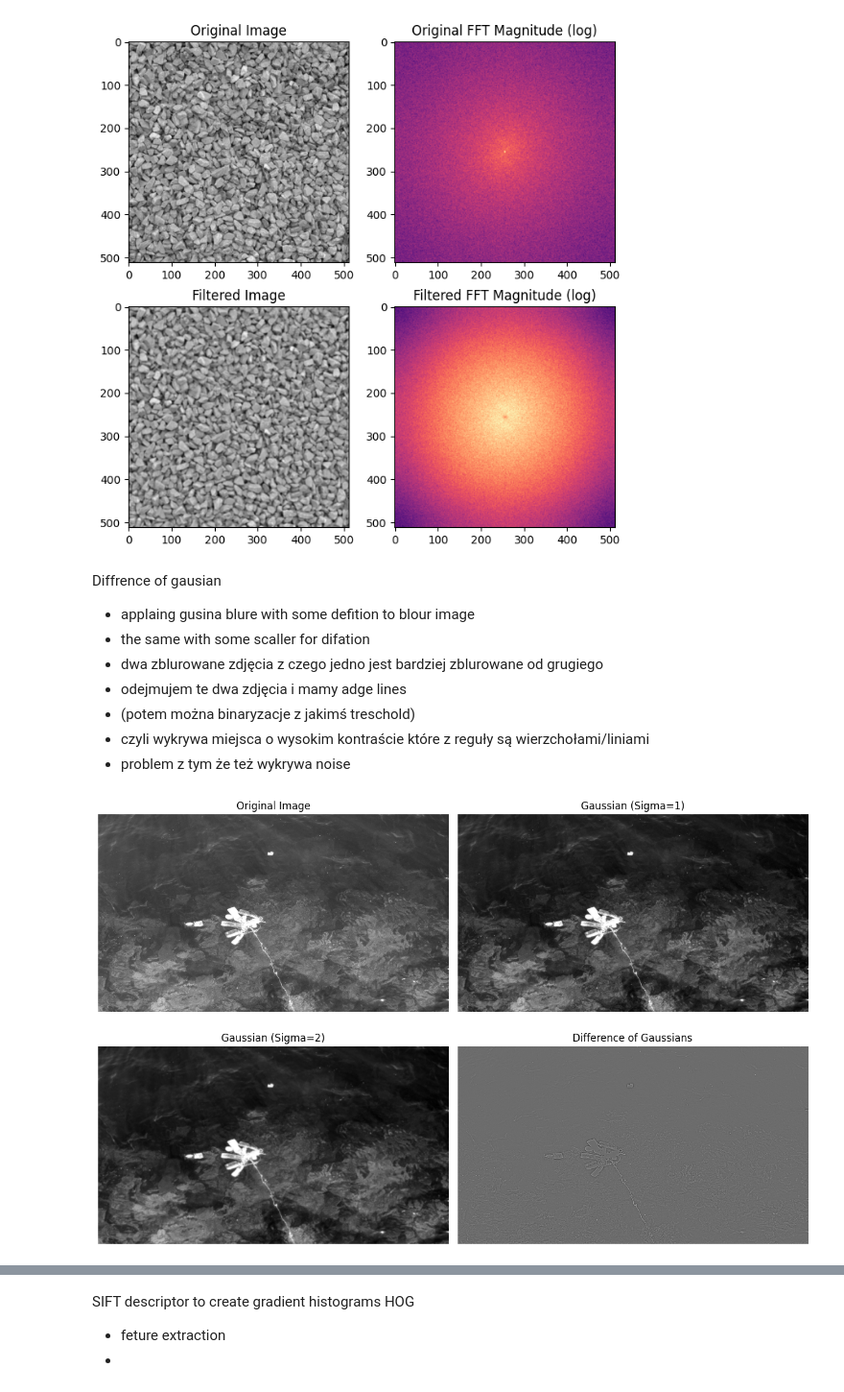
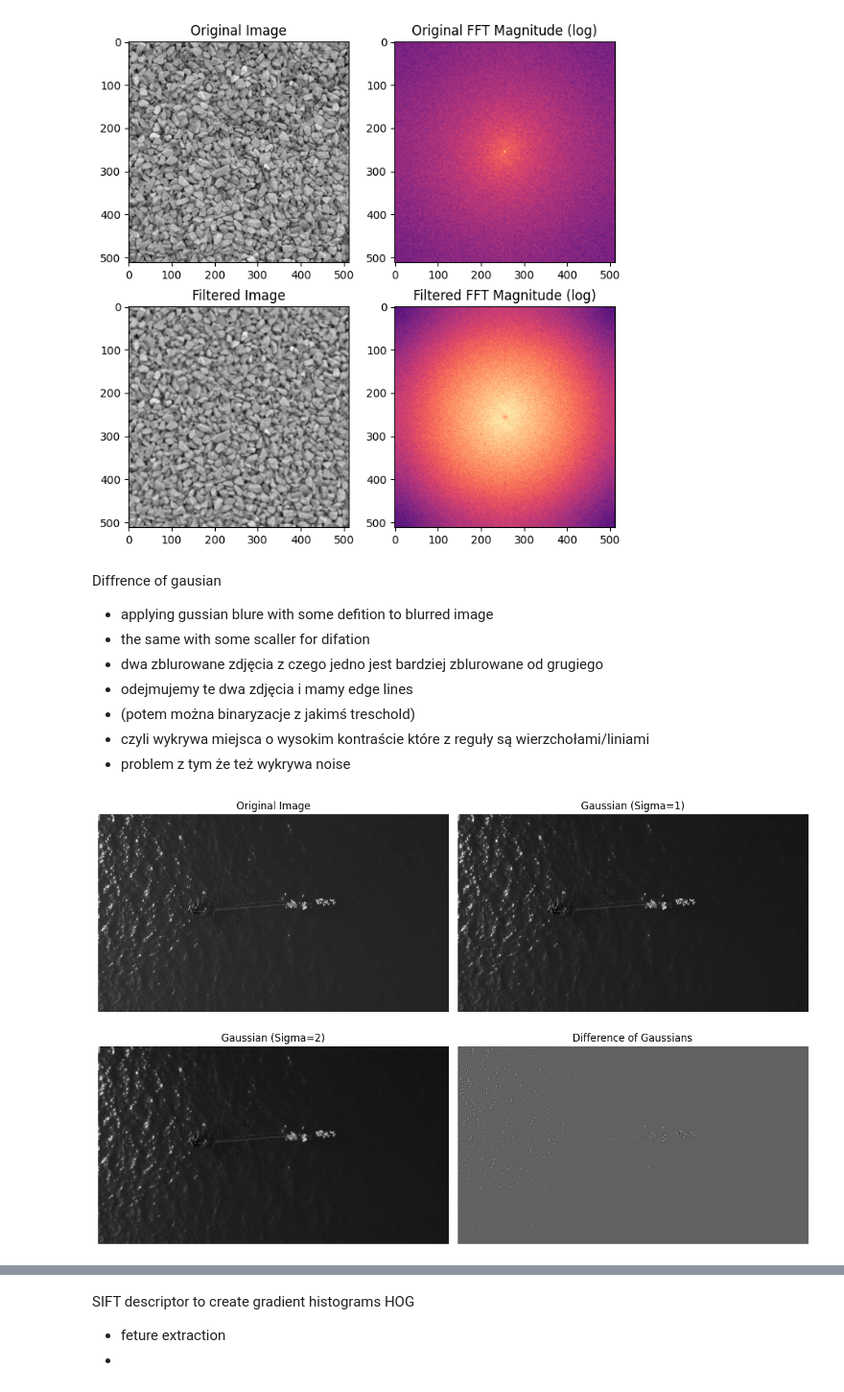
Before and after one commit to IgorCzudy/Trash-detection-, a Jupyter notebook: bistrina.ipynb, the cells around one changed output, grey strips where cells are left out. Shown at 96% size. Cells and saved outputs as stored; diff of their text form; code cells hidden in the pictures.

```diff
--- a/bistrina.ipynb
+++ b/bistrina.ipynb
@@ -26,19 +28,19 @@ plt.show()
 [figure]
 # %% [markdown]
 Diffrence of gausian
-- applaing gusina blure with some  defition to blour image
+- applying gussian blure with some defition to blurred image
 - the same with some scaller for difation
 - dwa zblurowane zdjęcia z czego jedno jest bardziej zblurowane od grugiego
-- odejmujem te dwa zdjęcia i mamy adge lines
+- odejmujemy te dwa zdjęcia i mamy edge lines
 - (potem można binaryzacje z jakimś treschold)
 - czyli wykrywa miejsca o wysokim kontraście które z reguły są wierzchołami/liniami
- - problem z tym że też wykrywa noise
+- problem z tym że też wykrywa noise
 # %%
 import matplotlib.pyplot as plt
 from skimage import io, color, img_as_float
 from skimage.filters import gaussian, difference_of_gaussians
 
-image = io.imread('Dataset/training/train_image1.JPG')
+image = io.imread('data/bistrina_imgs/record4_102_19.JPG')
 
 gray_image = color.rgb2gray(image)
 
@@ -49,31 +51,33 @@ float_image = img_as_float(gray_image)
 sigma1 = 1  # Sigma value for the first Gaussian blur
 sigma2 = 2  # Sigma value for the second Gaussian blur
 gaussian1 = gaussian(float_image, sigma=sigma1)
 gaussian2 = gaussian(float_image, sigma=sigma2)
 
 # Step 5: Compute the difference of Gaussians
 dog_image = difference_of_gaussians(float_image, sigma1, sigma2)
 
 # Step 6: Display the original image, Gaussian blurred images, and the difference of Gaussians
 fig, axes = plt.subplots(2, 2, figsize=(12, 8))  # Changed figsize to accommodate two rows
 ax = axes.ravel()
 
 ax[0].imshow(float_image, cmap='gray')
 ax[0].set_title('Original Image')
 
 ax[1].imshow(gaussian1, cmap='gray')
 ax[1].set_title('Gaussian (Sigma={})'.format(sigma1))
 
 ax[2].imshow(gaussian2, cmap='gray')
 ax[2].set_title('Gaussian (Sigma={})'.format(sigma2))
 
 ax[3].imshow(dog_image, cmap='gray')
 ax[3].set_title('Difference of Gaussians')
 
 for a in ax:
     a.axis('off')
 
 plt.tight_layout()
 plt.show()
+
+del float_image, gaussian1, gaussian2, dog_image
 # %% [output]
-[figure, old version]
+[figure, new version]
```
Also changed, not shown: parts of 5 cells of this notebook.
